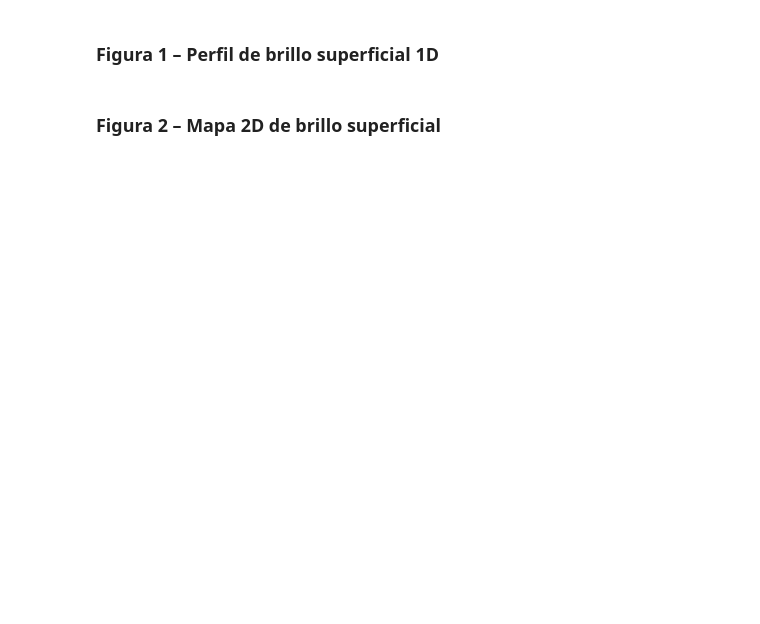
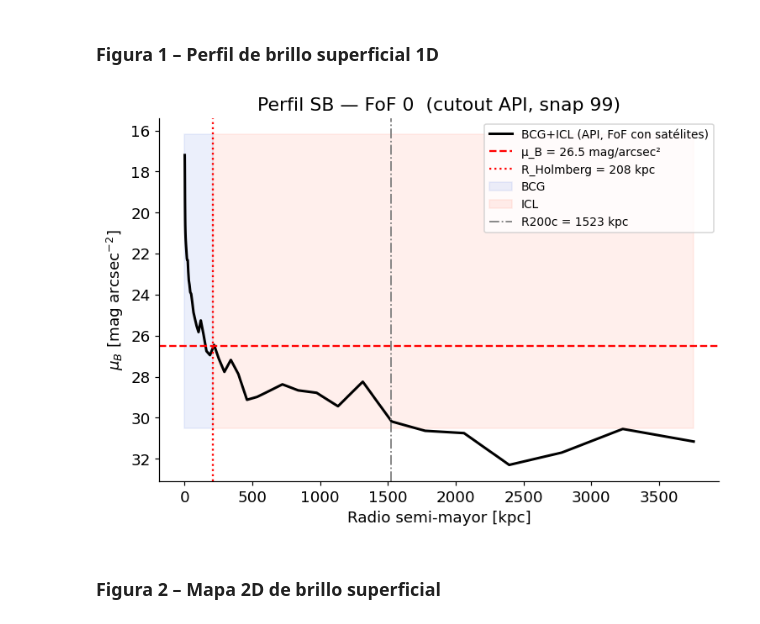
Before and after one commit to patito-mary/icl, a Jupyter notebook: 01f_api_tng_BCG_ICL_R200.ipynb, the cells around one changed output. Cells and saved outputs as stored; diff of their text form; code cells hidden in the pictures; blank space fills up the shorter version.

```diff
--- a/01f_api_tng_BCG_ICL_R200.ipynb
+++ b/01f_api_tng_BCG_ICL_R200.ipynb
@@ -249,7 +273,7 @@ def mask_from_lens(lens_star, n_total_fof, exclude_satellites=True):
     return mask
 
 
-EXCLUDE_SATELLITES = True   # False = conserva satélites (comparar con 01d_)
+EXCLUDE_SATELLITES = False   # False = conserva satélites (comparar con 01d_)
 
 mask_sat = mask_from_lens(lens_star, n_fof_total, exclude_satellites=EXCLUDE_SATELLITES)
 
@@ -273,7 +305,13 @@ de satélites ya aplicada.
 r_3d      = np.linalg.norm(pos_c, axis=1)
 mask_r200 = r_3d <= R200c
 
-mask_final = mask_sat & mask_r200
+# incluir corte en R200
+#mask_final = mask_sat & mask_r200
+
+# sin incluir el corte en R200
+mask_final = mask_sat
+
+
 n_excl_r200 = mask_sat.sum() - mask_final.sum()
 
 print(f"  Excluidas por R₂₀₀c (R={R200c:.0f} kpc) : {n_excl_r200:>9,}")
@@ -384,29 +436,44 @@ else:
 # %%
 fig, ax = plt.subplots(figsize=(7, 5))
 valid = np.isfinite(mu_b)
 
+# con satelites y corte R200
+#ax.plot(r_mid[valid], mu_b[valid], 'k-', lw=2,
+#        label=f'BCG+ICL (API, FoF con satélites, R < R200c={R200c:.0f} kpc)')
+
+# con satelites y sin corte R200
 ax.plot(r_mid[valid], mu_b[valid], 'k-', lw=2,
-        label=f'BCG+ICL (API, FoF sin satélites, R < R₂₀₀c={R200c:.0f} kpc)')
+        label=f'BCG+ICL (API, FoF con satélites)')
+
+
 ax.axhline(P.MU_HOLMBERG, color='r', ls='--', lw=1.5,
            label=f'μ_B = {P.MU_HOLMBERG} mag/arcsec²')
 if np.isfinite(r_h):
     ax.axvline(r_h, color='r', ls=':', lw=1.5,
                label=f'R_Holmberg = {r_h:.0f} kpc')
     ax.fill_betweenx([mu_b[valid].min()-1, P.MU_HOLMBERG+4],
                       0, r_h, alpha=0.10, color='royalblue', label='BCG')
     ax.fill_betweenx([mu_b[valid].min()-1, P.MU_HOLMBERG+4],
                       r_h, r_mid[valid][-1], alpha=0.10, color='tomato', label='ICL')
 ax.axvline(R200c, color='gray', ls='-.', lw=1.2,
-           label=f'R₂₀₀c = {R200c:.0f} kpc')
+           label=f'R200c = {R200c:.0f} kpc')
 ax.invert_yaxis()
 ax.set_xlabel('Radio semi-mayor [kpc]')
 ax.set_ylabel(r'$\mu_B$ [mag arcsec$^{-2}$]')
-ax.set_title(f'Perfil SB — FoF {FOF_IDX}  (cutout API, snap {SNAP}, recortado a R₂₀₀c)')
+
+# con satelites con corte en R200
+#ax.set_title(f'Perfil SB — FoF {FOF_IDX}  (cutout API, snap {SNAP}, recortado a R200c)')
+
+# con satelites, sin corte en R200
+ax.set_title(f'Perfil SB — FoF {FOF_IDX}  (cutout API, snap {SNAP})')
+
 ax.legend(fontsize=9)
 plt.tight_layout()
 plt.savefig(f'{FIG_PDF}/fig01f_perfil_sb_fof{FOF_IDX}_snap{SNAP}.pdf', bbox_inches='tight')
 plt.savefig(f'{FIG_PNG}/fig01f_perfil_sb_fof{FOF_IDX}_snap{SNAP}.png', bbox_inches='tight', dpi=150)
 plt.show()
+# %% [output]
+[figure, added]
 # %% [markdown]
 ### Figura 2 – Mapa 2D de brillo superficial
 # %%
```
Also changed, not shown: parts of 8 cells of this notebook, 12 other files.
